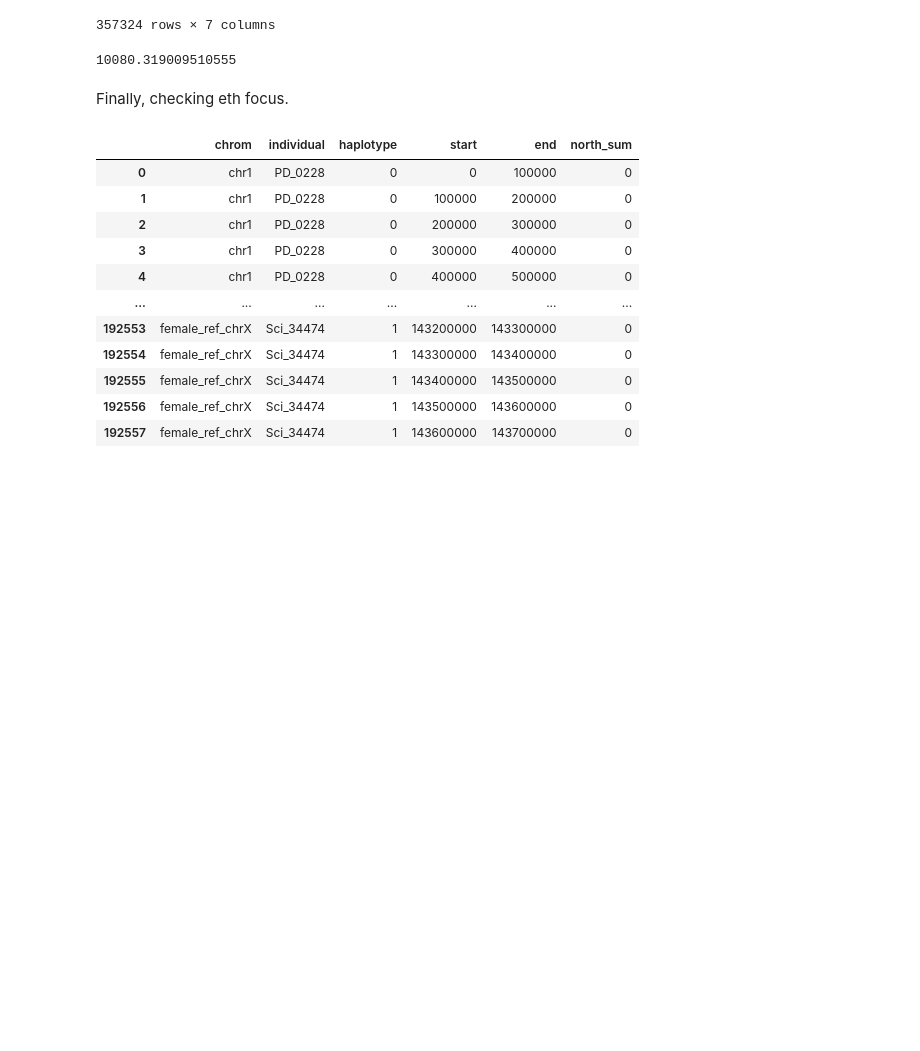
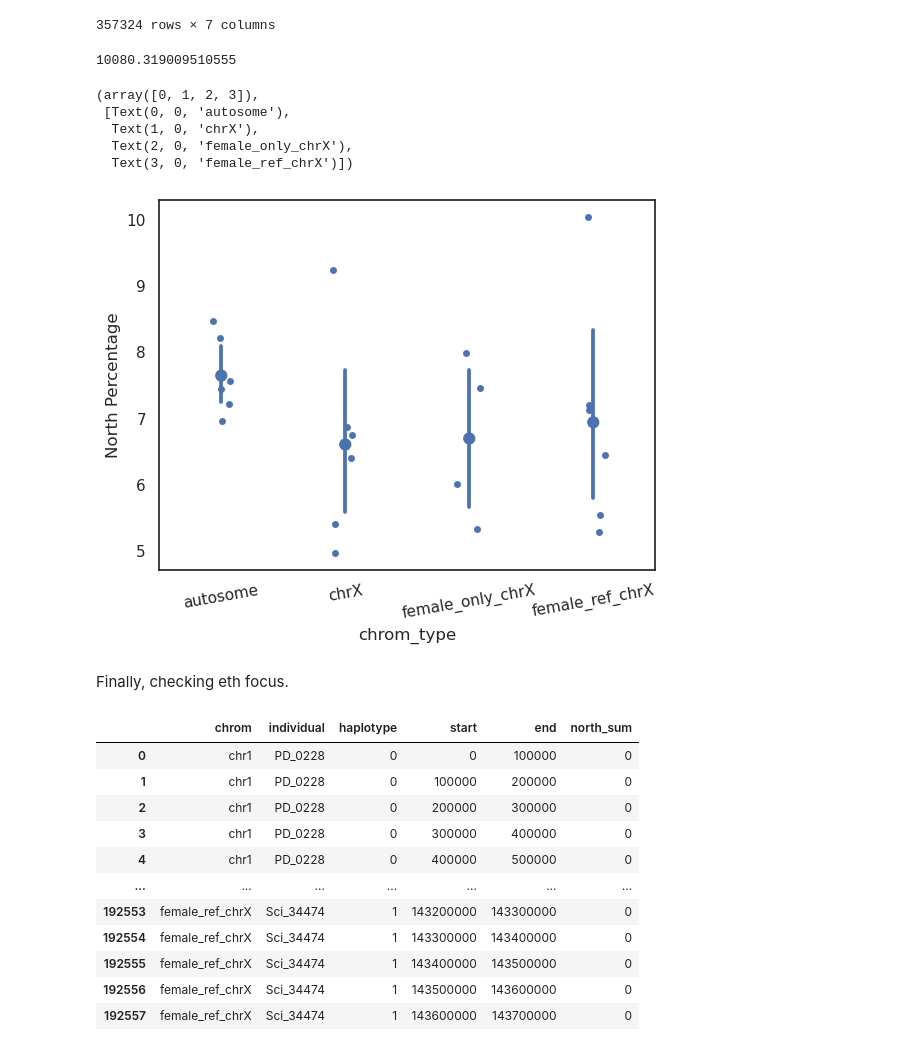
Before and after one commit to erikfogh/admixture_baboons, a Jupyter notebook: review_notebooks/rfmix03_admixture_comparison.ipynb, the cells around one changed output. Drawn from its saved outputs; the diff is of its cells as text; code cells hidden in the pictures; blank space fills up the shorter version.

```diff
--- a/review_notebooks/rfmix03_admixture_comparison.ipynb
+++ b/review_notebooks/rfmix03_admixture_comparison.ipynb
@@ -535,14 +505,22 @@ for c in chroms:
 window_df_tanz_close_pure = pd.concat(df_l)
 # %%
 picked_samples = meta_data_samples_sci.loc[meta_data_samples_sci.Origin == "Ruaha, Tanzania"].PGDP_ID
-window_picked = window_df_tanz_close_plain.loc[window_df_tanz_close_plain.individual.isin(picked_samples)].copy()
+window_picked = window_df_tanz_close_pure.loc[window_df_tanz_close_pure.individual.isin(picked_samples)].copy()
+window_picked = window_picked.loc[(window_picked.start >= 2500000)]
 window_picked["chrom_type"] = ["chrX" if x == "all_chrX" else "female_only_chrX" if x == "female_chrX" else "female_ref_chrX"\
                                if x == "female_ref_chrX" else "autosome" for x in window_picked.chrom]
 picked_mean_north = window_picked.groupby(["chrom_type", "individual"])[["north_sum"]].mean().reset_index()
 picked_mean_north["North Percentage"] = picked_mean_north.north_sum/1000
 sns.stripplot(picked_mean_north, x="chrom_type", y="North Percentage")
 sns.pointplot(picked_mean_north, x="chrom_type", y="North Percentage", join=False)
 plt.xticks(rotation=10)
+# %% [output]
+(array([0, 1, 2, 3]),
+ [Text(0, 0, 'autosome'),
+  Text(1, 0, 'chrX'),
+  Text(2, 0, 'female_only_chrX'),
+  Text(3, 0, 'female_ref_chrX')])
+[figure, added]
 # %% [markdown]
 Finally, checking eth focus.
 # %%
```
Also changed, not shown: parts of 12 cells of this notebook, 10 other files.
